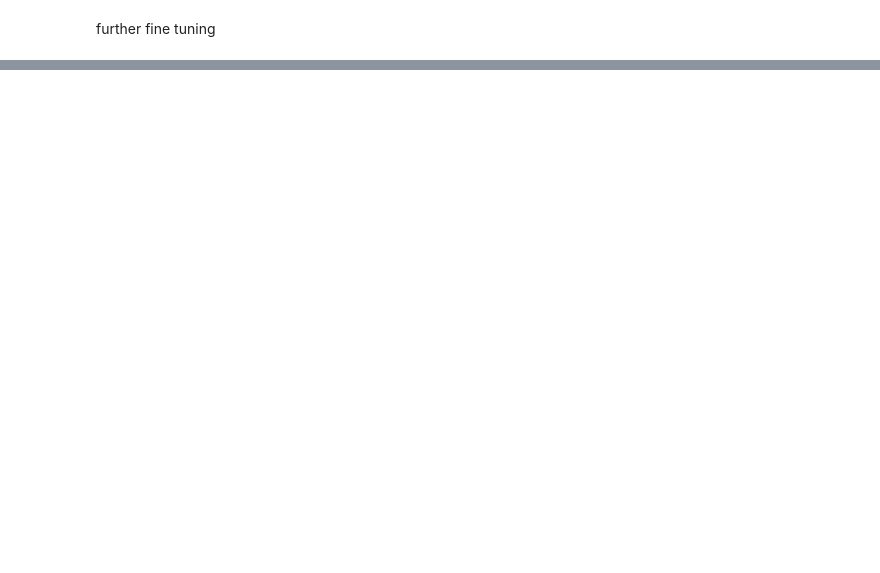
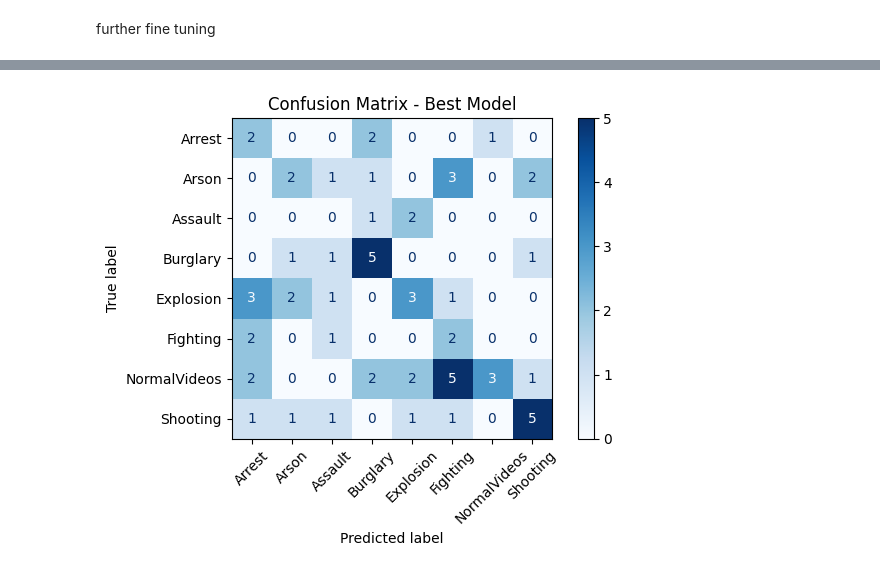
Before and after one commit to fareesah28/INM705-CW, a Jupyter notebook: MariumColabFinal.ipynb, the cells around one changed output, grey strips where cells are left out. Saved outputs shown, nothing was run; the diff lists cells and outputs as text; code cells hidden in the pictures; blank space fills up the shorter version.

```diff
--- a/MariumColabFinal.ipynb
+++ b/MariumColabFinal.ipynb
@@ -655,3 +661,100 @@ Epoch 08 | Train Loss: 0.5228, Acc: 0.7909, AUC: 0.8761 | Test Loss: 2.5067, Acc
 Early stopping triggered.
 # %% [markdown]
 further fine tuning
+# %%
+
+
+#  best saved model & freeze base layers
+model = VideoTransformerClassifier(feature_dim=768, num_classes=len(CLASS_NAMES), sequence_length=16).to(device)
+model.load_state_dict(torch.load("best_model.pt"))
+
+# freeze all layers except classification head
+for name, param in model.named_parameters():
+    if 'cls_head' not in name:
+        param.requires_grad = False
+
+# : new optimizer for just the head
+optimizer = optim.AdamW(filter(lambda p: p.requires_grad, model.parameters()), lr=1e-4, weight_decay=1e-5)
+
+# retrain classifier with same early stopping
+best_test_auc = 0.0
+patience, patience_counter = 3, 0
+
+for epoch in range(1, 11):
+    model.train()
+    train_loss, train_preds, train_targets = 0, [], []
+
+    for batch_x, batch_y in train_loader:
+        batch_x, batch_y = batch_x.to(device), batch_y.to(device)
+        optimizer.zero_grad()
+        outputs = model(batch_x)
+        loss = F.cross_entropy(outputs, batch_y, weight=class_weights_tensor)
+        loss.backward()
+        optimizer.step()
+
+        train_loss += loss.item() * batch_x.size(0)
+        train_preds.extend(torch.argmax(outputs, dim=1).cpu().numpy())
+        train_targets.extend(batch_y.cpu().numpy())
+
+    train_loss /= len(train_loader.dataset)
+    train_acc = accuracy_score(train_targets, train_preds)
+    train_auc = roc_auc_score(
+        F.one_hot(torch.tensor(train_targets), num_classes=len(CLASS_NAMES)),
+        F.one_hot(torch.tensor(train_preds), num_classes=len(CLASS_NAMES)),
+        multi_class='ovr'
+    )
+
+    # eval
+    model.eval()
+    test_loss, test_preds, test_targets = 0, [], []
+    with torch.no_grad():
+        for batch_x, batch_y in test_loader:
+            batch_x, batch_y = batch_x.to(device), batch_y.to(device)
+            outputs = model(batch_x)
+            loss = F.cross_entropy(outputs, batch_y)
+            test_loss += loss.item() * batch_x.size(0)
+            test_preds.extend(torch.argmax(outputs, dim=1).cpu().numpy())
+            test_targets.extend(batch_y.cpu().numpy())
+
+    test_loss /= len(test_loader.dataset)
+    test_acc = accuracy_score(test_targets, test_preds)
+    test_auc = roc_auc_score(
+        F.one_hot(torch.tensor(test_targets), num_classes=len(CLASS_NAMES)),
+        F.one_hot(torch.tensor(test_preds), num_classes=len(CLASS_NAMES)),
+        multi_class='ovr'
+    )
+
+    print(f"[FT-Classifier] Epoch {epoch:02d} | Train Loss: {train_loss:.4f}, Acc: {train_acc:.4f}, AUC: {train_auc:.4f} | Test Loss: {test_loss:.4f}, Acc: {test_acc:.4f}, AUC: {test_auc:.4f}")
+
+    if test_auc > best_test_auc:
+        best_test_auc = test_auc
+        patience_counter = 0
+        torch.save(model.state_dict(), "best_model_finetuned_head.pt")
+    else:
+        patience_counter += 1
+        if patience_counter >= patience:
+            print("Early stopping triggered on classifier fine-tune.")
+            break
+
+#  confusion matrix for final predictions
+from sklearn.metrics import confusion_matrix, ConfusionMatrixDisplay
+import matplotlib.pyplot as plt
+
+model.load_state_dict(torch.load("best_model_finetuned_head.pt"))
+model.eval()
+final_preds, final_targets = [], []
+with torch.no_grad():
+    for batch_x, batch_y in test_loader:
+        batch_x = batch_x.to(device)
+        outputs = model(batch_x)
+        final_preds.extend(torch.argmax(outputs, dim=1).cpu().numpy())
+        final_targets.extend(batch_y.numpy())
+
+cm = confusion_matrix(final_targets, final_preds)
+plt.figure(figsize=(10, 8))
+disp = ConfusionMatrixDisplay(confusion_matrix=cm, display_labels=CLASS_NAMES)
+disp.plot(xticks_rotation=45, cmap='Blues')
+plt.title("Confusion Matrix - Best Model")
+plt.tight_layout()
+plt.show()
+# %% [output]
@@ -657,0 +767 @@ further fine tuning
+[figure, added]
```
Also changed, not shown: parts of 9 cells of this notebook.
